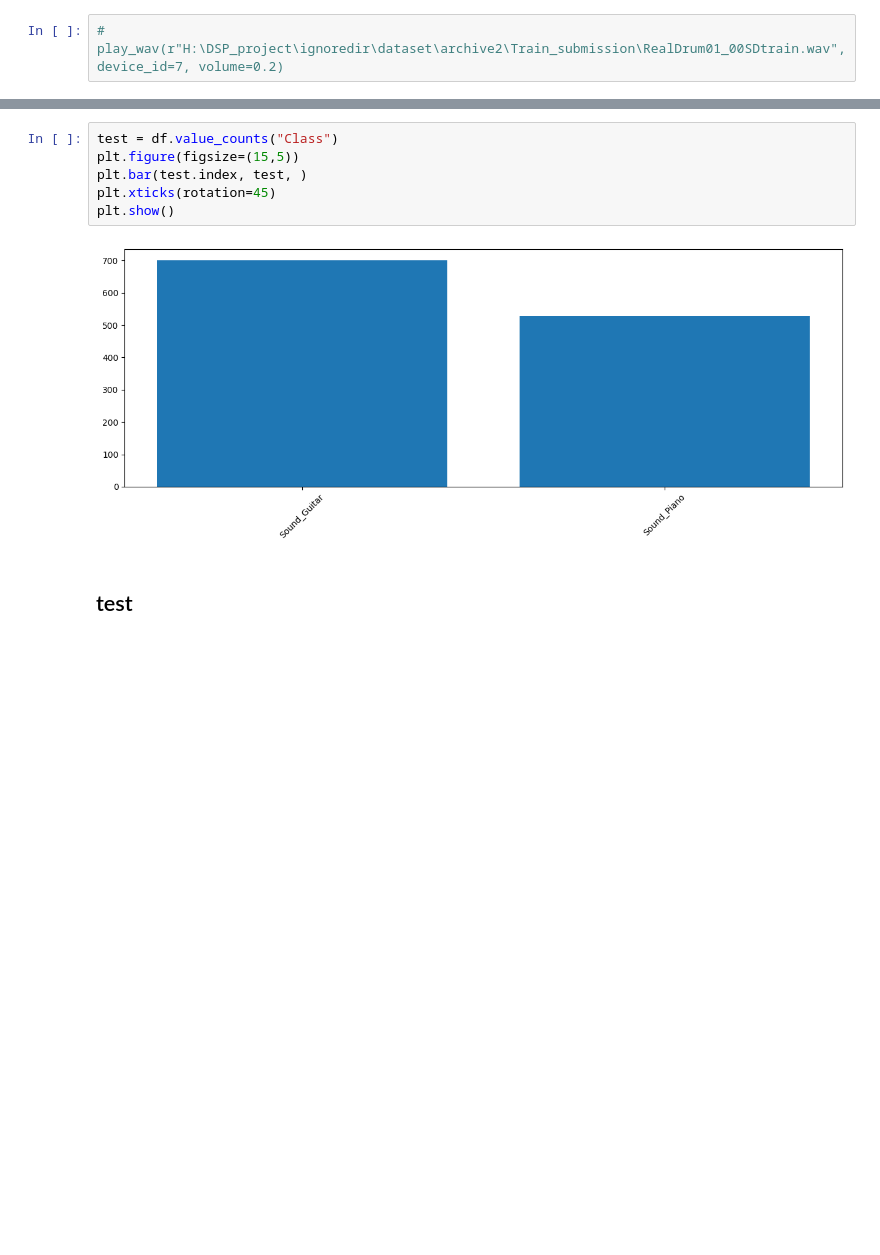
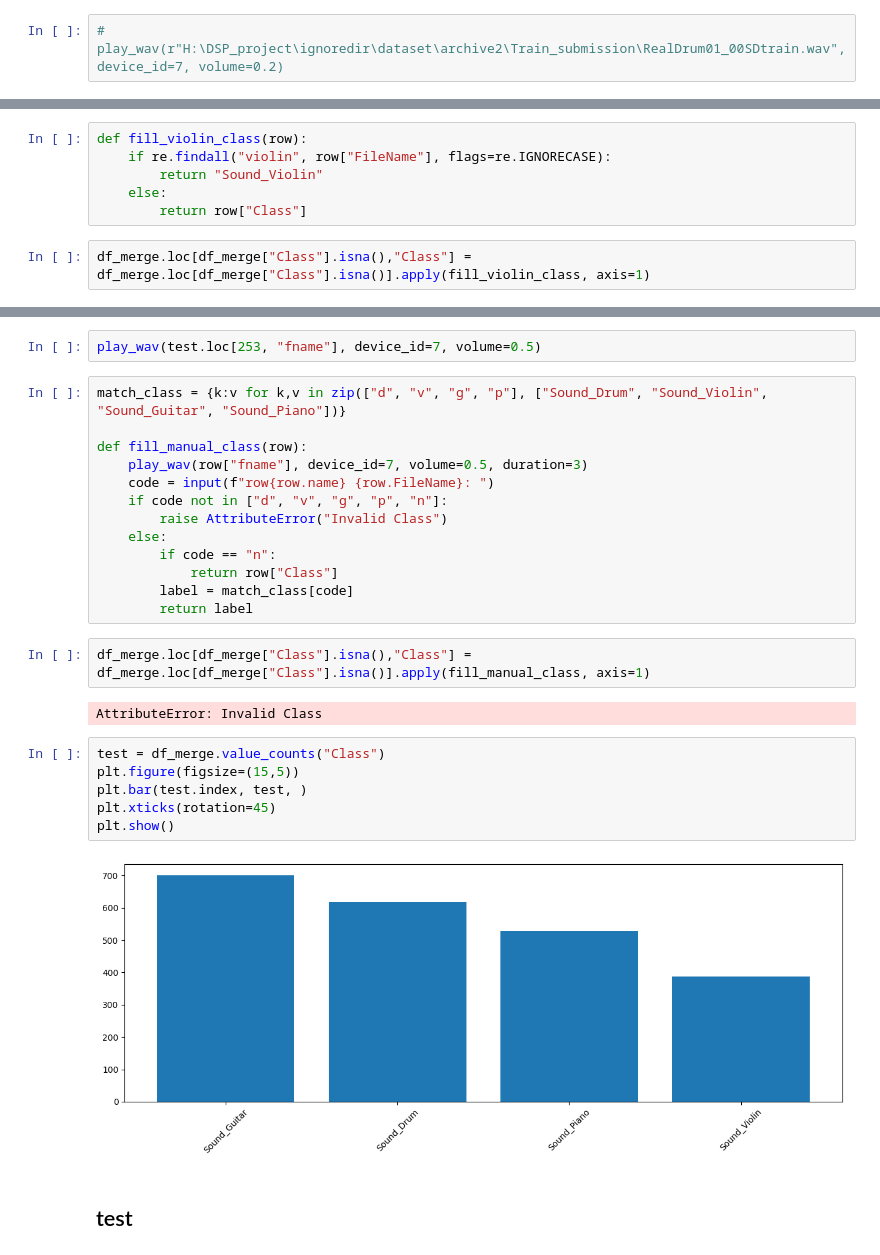
Before and after one commit to jimmoi/DSP_project, a Jupyter notebook: model/jupyter/data_exploration.ipynb, the cells around one changed output, grey strips where cells are left out. Drawn from its saved outputs; the diff is of its cells as text; blank space fills up the shorter version.

```diff
--- a/model/jupyter/data_exploration.ipynb
+++ b/model/jupyter/data_exploration.ipynb
@@ -272,0 +281,8 @@ df
+# %%
+def fill_violin_class(row):
+    if re.findall("violin", row["FileName"], flags=re.IGNORECASE):
+        return "Sound_Violin"
+    else:
+        return row["Class"]
+# %%
+df_merge.loc[df_merge["Class"].isna(),"Class"] = df_merge.loc[df_merge["Class"].isna()].apply(fill_violin_class, axis=1)
@@ -273,11 +332,30 @@ df
+# %%
+play_wav(test.loc[253, "fname"], device_id=7, volume=0.5)
+# %%
+match_class = {k:v for k,v in zip(["d", "v", "g", "p"], ["Sound_Drum", "Sound_Violin", "Sound_Guitar", "Sound_Piano"])}
+
+def fill_manual_class(row):
+    play_wav(row["fname"], device_id=7, volume=0.5, duration=3)
+    code = input(f"row{row.name} {row.FileName}: ")
+    if code not in ["d", "v", "g", "p", "n"]:
+        raise AttributeError("Invalid Class")
+    else:
+        if code == "n":
+            return row["Class"]
+        label = match_class[code]
+        return label
+# %%
+df_merge.loc[df_merge["Class"].isna(),"Class"] = df_merge.loc[df_merge["Class"].isna()].apply(fill_manual_class, axis=1)
+# %% [output]
+AttributeError: Invalid Class
 # %%
-test = df.value_counts("Class")
+test = df_merge.value_counts("Class")
 plt.figure(figsize=(15,5))
 plt.bar(test.index, test, )
 plt.xticks(rotation=45)
 plt.show()
 # %% [output]
-[figure, old version]
+[figure, new version]
 # %% [markdown]
 ## test
 # %%
```
Also changed, not shown: parts of 23 cells of this notebook.
